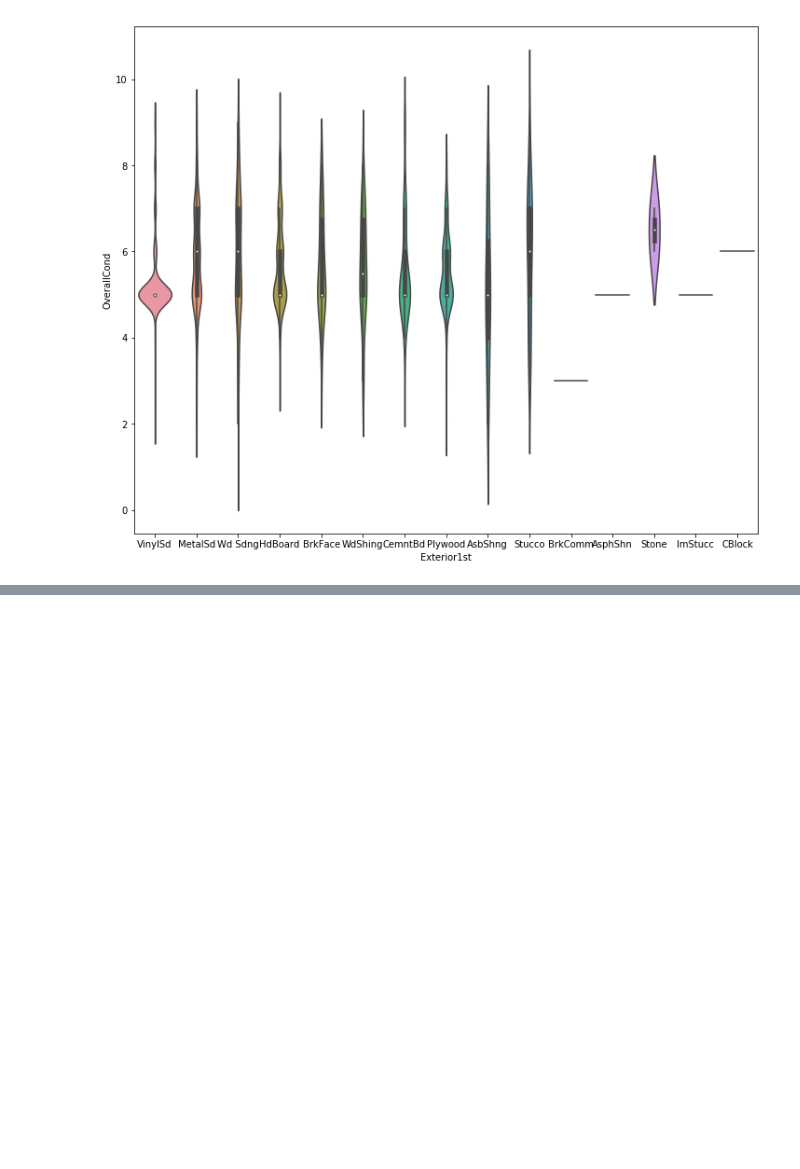
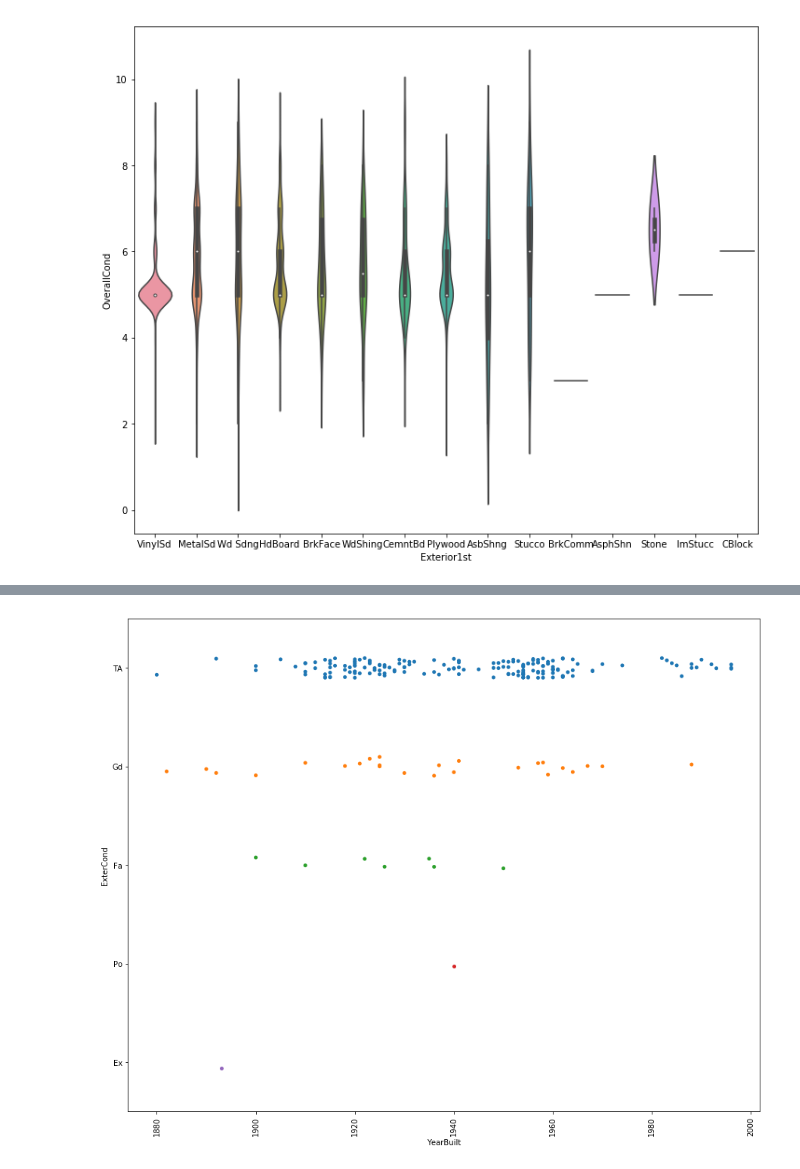
Before and after one commit to tessklr/ScratchBook, a Jupyter notebook: HousingPricePrediction.ipynb, the cells around one changed output, grey strips where cells are left out. Saved outputs shown, nothing was run; the diff lists cells and outputs as text; code cells hidden in the pictures; blank space fills up the shorter version.

```diff
--- a/HousingPricePrediction.ipynb
+++ b/HousingPricePrediction.ipynb
@@ -181,0 +196,7 @@ sns.
+# %%
+plt.figure(figsize=(15,12))
+sns.stripplot(x="YearBuilt", y="ExterCond", data=df[df['Exterior1st']=='Wd Sdng'], jitter=True);
+plt.xticks(rotation='vertical')
+plt.show()
+# %% [output]
+[figure, added]
```
Also changed, not shown: parts of 4 cells of this notebook.
